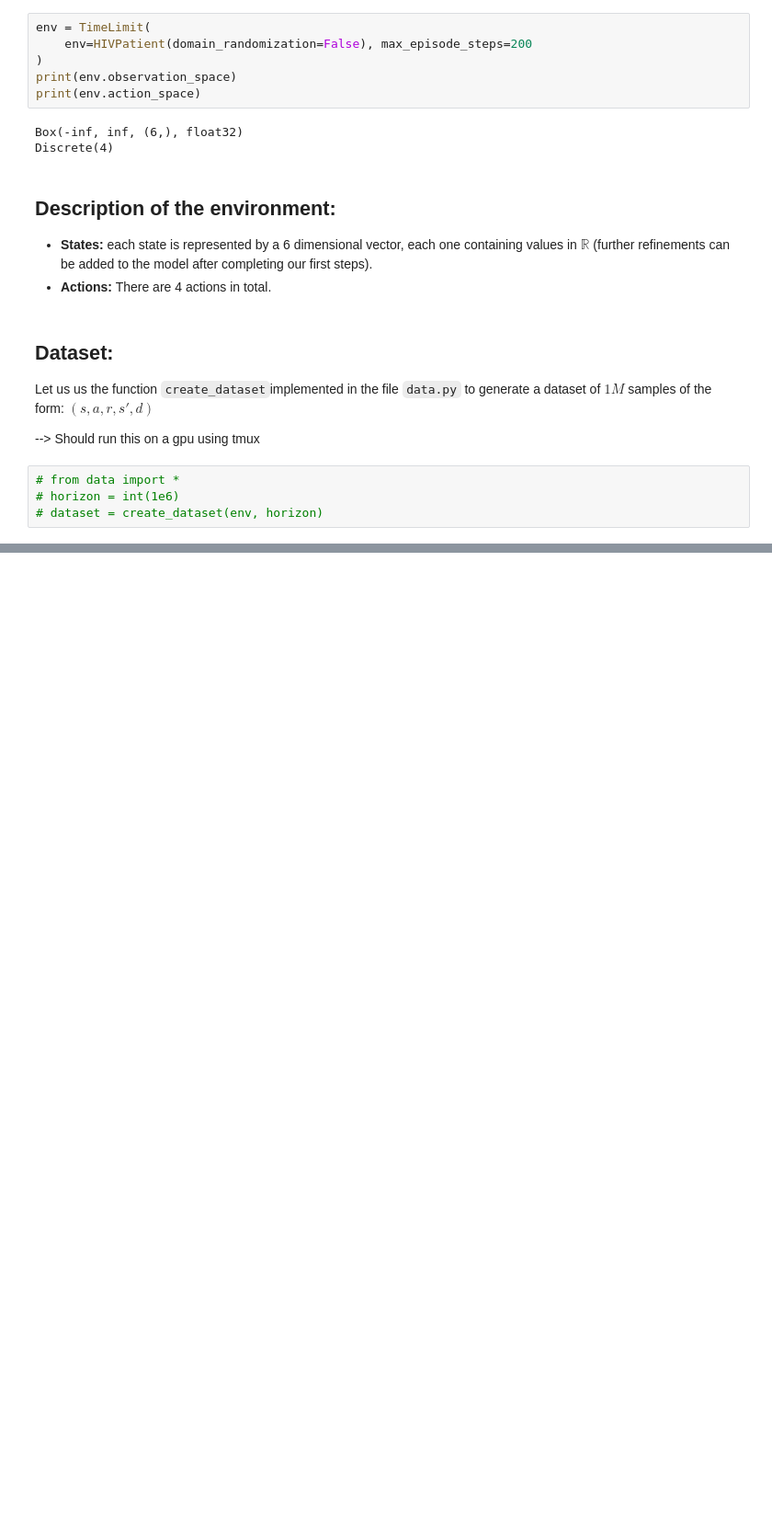
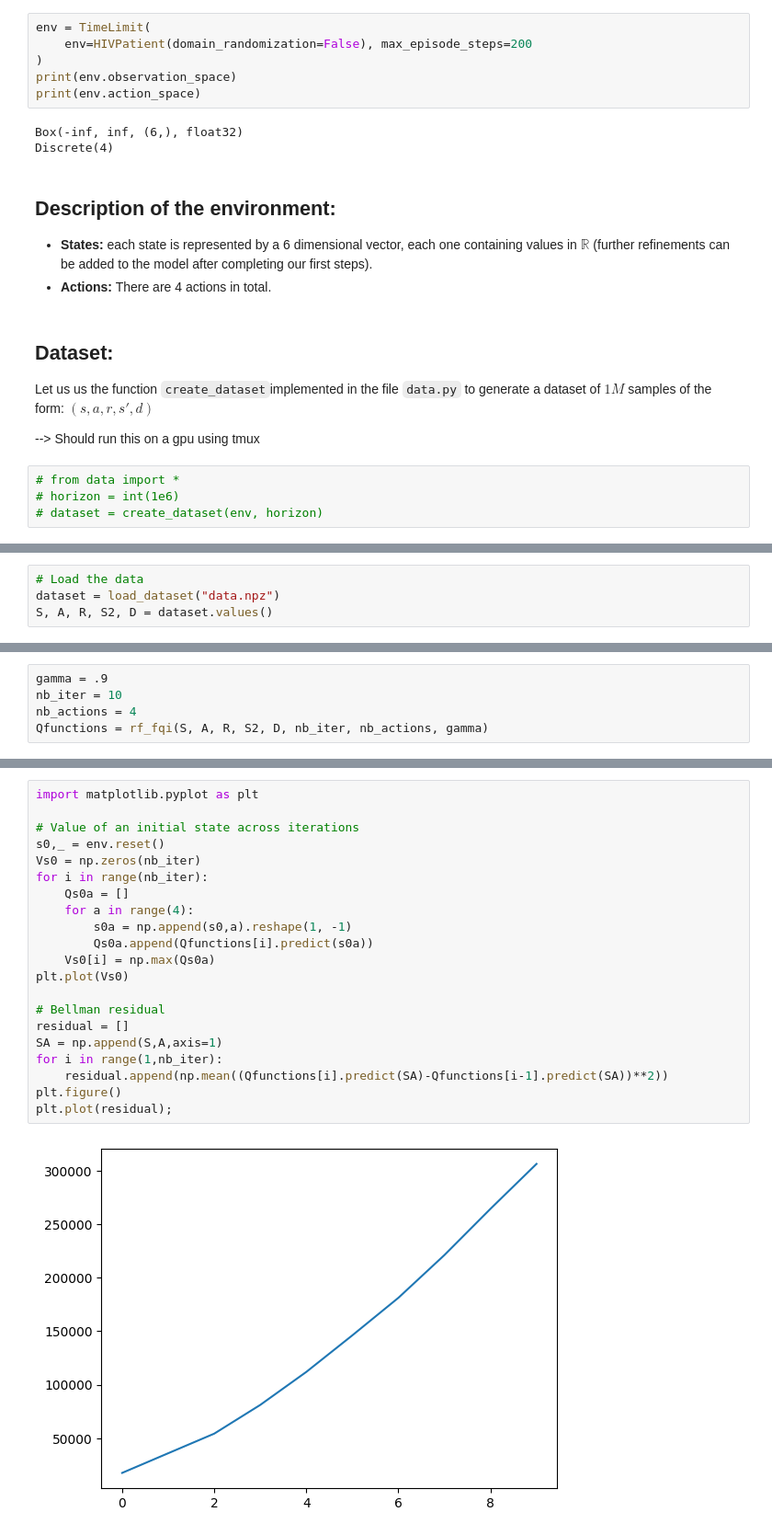
Before and after one commit to RL-MVA-2024-25/mva-rl-assignment-elfirdoussilab1, a Jupyter notebook: src/test.ipynb, the cells around one changed output, grey strips where cells are left out. Shown at 92% size. Drawn from its saved outputs; the diff is of its cells as text; blank space fills up the shorter version.

```diff
--- a/src/test.ipynb
+++ b/src/test.ipynb
@@ -30,0 +37,4 @@ Let us us the function `create_dataset`implemented in the file `data.py` to gene
+# %%
+# Load the data
+dataset = load_dataset("data.npz")
+S, A, R, S2, D = dataset.values()
@@ -30,0 +61,5 @@ Let us us the function `create_dataset`implemented in the file `data.py` to gene
+# %%
+gamma = .9
+nb_iter = 10
+nb_actions = 4
+Qfunctions = rf_fqi(S, A, R, S2, D, nb_iter, nb_actions, gamma)
@@ -30,0 +75,23 @@ Let us us the function `create_dataset`implemented in the file `data.py` to gene
+# %%
+import matplotlib.pyplot as plt
+
+# Value of an initial state across iterations
+s0,_ = env.reset()
+Vs0 = np.zeros(nb_iter)
+for i in range(nb_iter):
+    Qs0a = []
+    for a in range(4):
+        s0a = np.append(s0,a).reshape(1, -1)
+        Qs0a.append(Qfunctions[i].predict(s0a))
+    Vs0[i] = np.max(Qs0a)
+plt.plot(Vs0)
+
+# Bellman residual
+residual = []
+SA = np.append(S,A,axis=1)
+for i in range(1,nb_iter):
+    residual.append(np.mean((Qfunctions[i].predict(SA)-Qfunctions[i-1].predict(SA))**2))
+plt.figure()
+plt.plot(residual);
+# %% [output]
+[figure, added]
```
Also changed, not shown: parts of 7 cells of this notebook, 4 other files.
